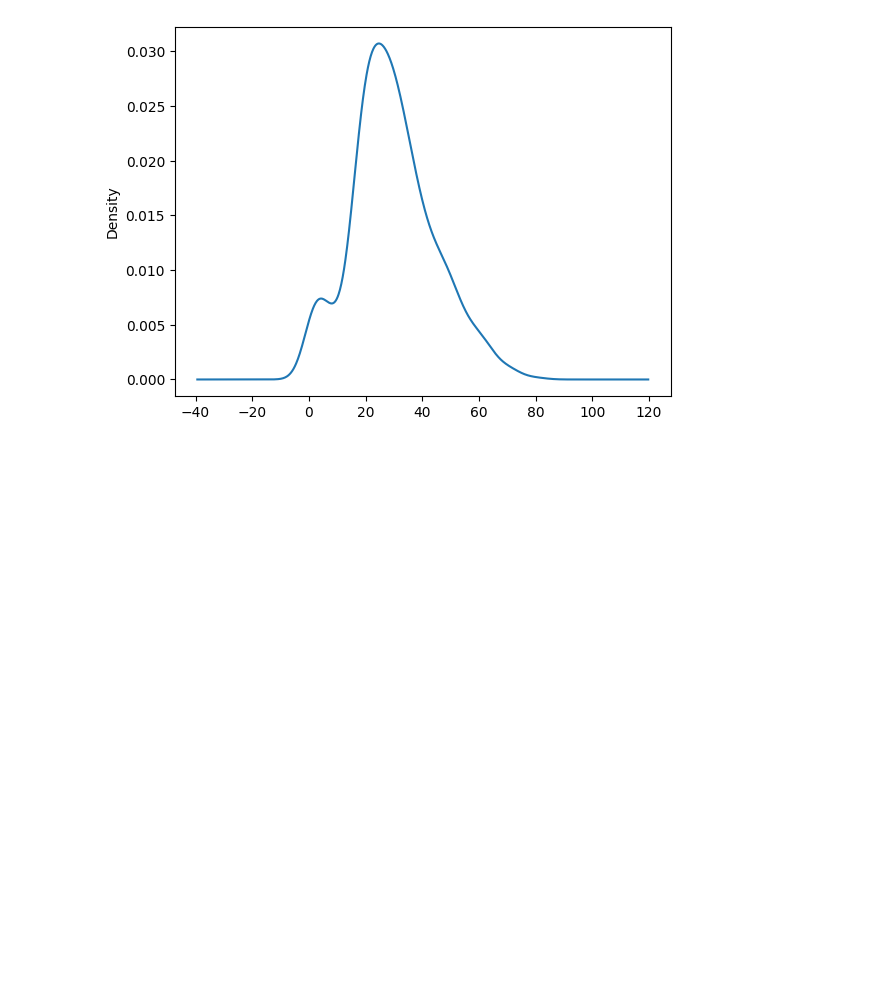
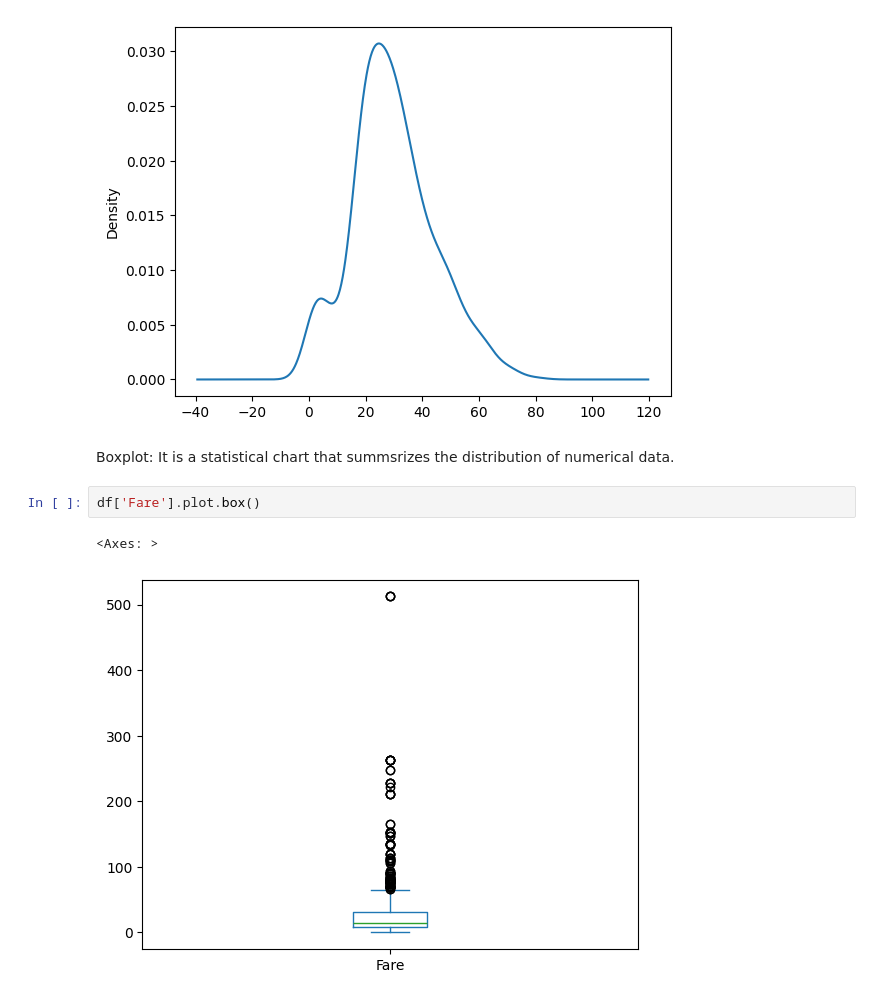
Before and after one commit to adi1234789/Univariate_analysis, a Jupyter notebook: Univariate_analysis.ipynb, the cells around one changed output. Cells and saved outputs as stored; diff of their text form; blank space fills up the shorter version.

```diff
--- a/Univariate_analysis.ipynb
+++ b/Univariate_analysis.ipynb
@@ -56,3 +56,10 @@ df['Age'].plot.density()
 # %% [output]
 <Axes: ylabel='Density'>
 [figure]
+# %% [markdown]
+Boxplot: It is a statistical chart that summsrizes the distribution of numerical data.
+# %%
+df['Fare'].plot.box()
+# %% [output]
+<Axes: >
+[figure, added]
```
Also changed, not shown: parts of 1 cell of this notebook.
